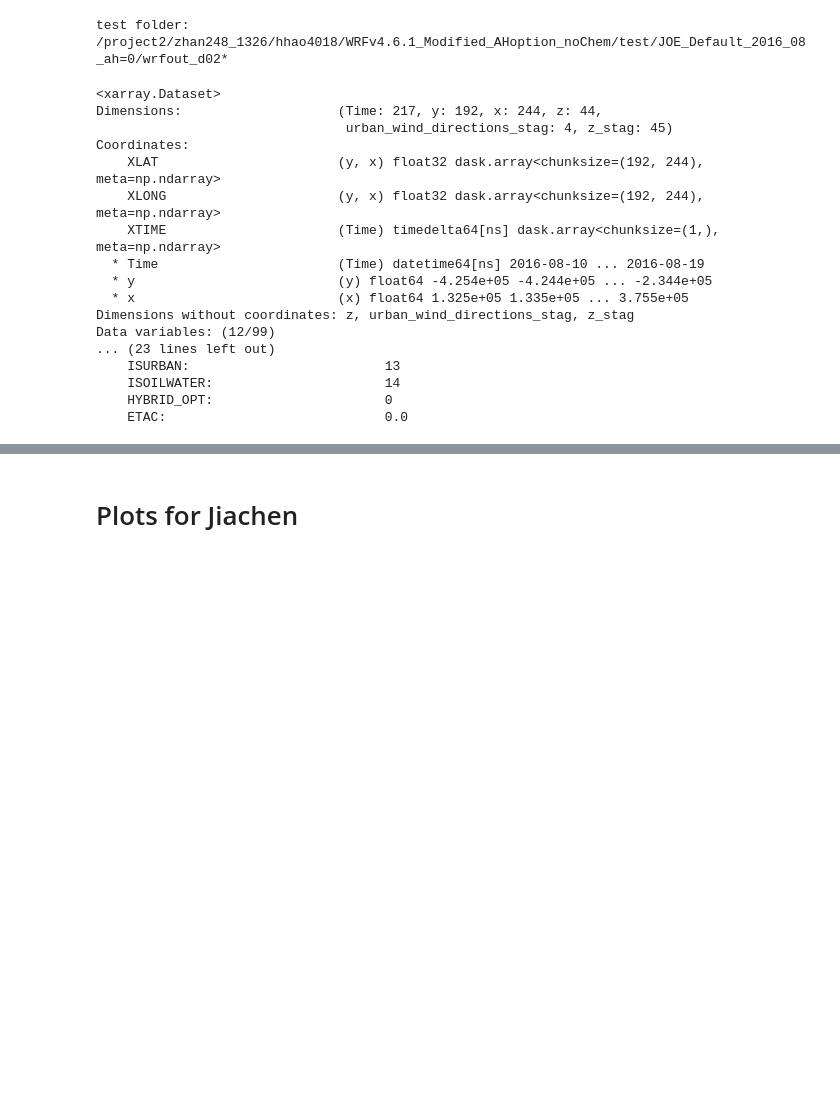
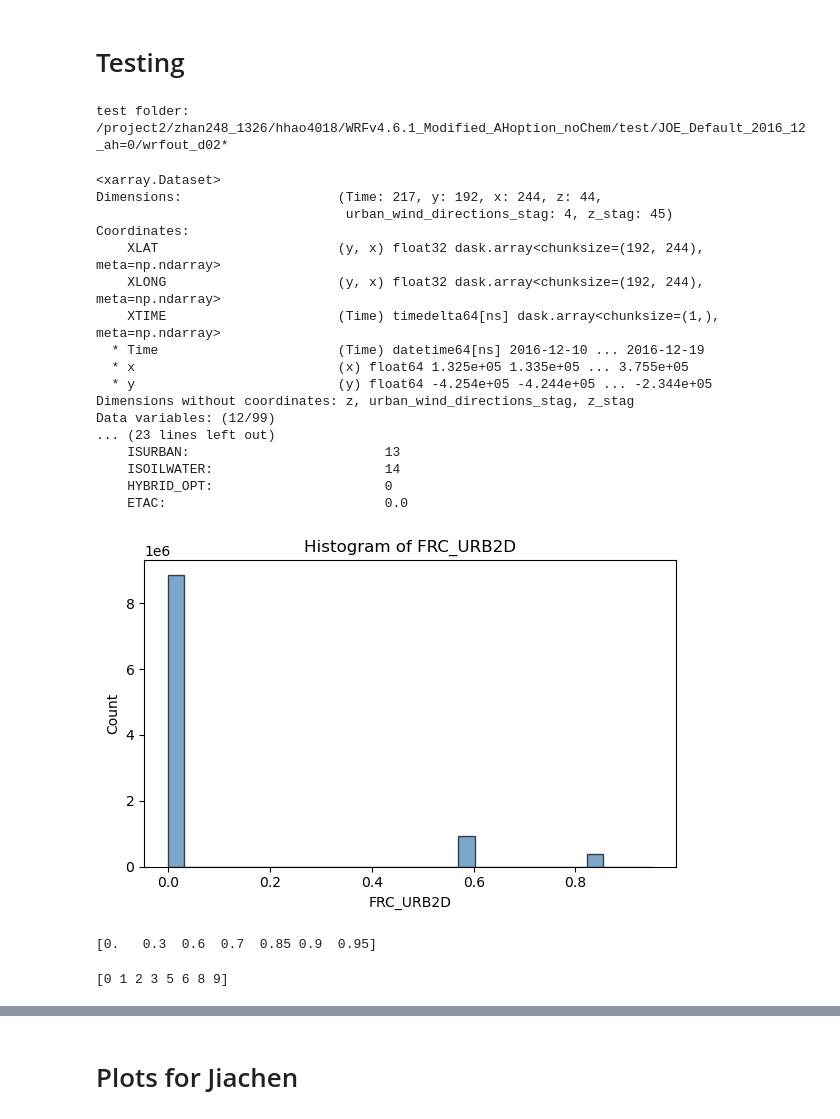
Before and after one commit to josephko91/ah-la-paper, a Jupyter notebook: notebooks/impact-analysis.ipynb, the cells around one changed output, grey strips where cells are left out. Cells and saved outputs as stored; diff of their text form; code cells hidden in the pictures; blank space fills up the shorter version.

```diff
--- a/notebooks/impact-analysis.ipynb
+++ b/notebooks/impact-analysis.ipynb
@@ -53,9 +53,11 @@ la_county = gpd.read_file(filename)
 urban = urban.to_crs(la_county.crs)
 urban_la_county = urban.overlay(la_county)
 # urban_la_county.plot()
+# %% [markdown]
+# Testing
 # %%
 # test read wrfout file
-test_folder = '/project2/zhan248_1326/hhao4018/WRFv4.6.1_Modified_AHoption_noChem/test/JOE_Default_2016_08_ah=0/wrfout_d02*'
+test_folder = '/project2/zhan248_1326/hhao4018/WRFv4.6.1_Modified_AHoption_noChem/test/JOE_Default_2016_12_ah=0/wrfout_d02*'
 print(f'test folder: {test_folder}')
 filelist = glob.glob(test_folder)
 ds = xr.open_mfdataset(filelist,
@@ -64,7 +66,7 @@ ds = xr.open_mfdataset(filelist,
                     combine="nested").xwrf.postprocess()
 ds
 # %% [output]
-test folder: /project2/zhan248_1326/hhao4018/WRFv4.6.1_Modified_AHoption_noChem/test/JOE_Default_2016_08_ah=0/wrfout_d02*
+test folder: /project2/zhan248_1326/hhao4018/WRFv4.6.1_Modified_AHoption_noChem/test/JOE_Default_2016_12_ah=0/wrfout_d02*
 <xarray.Dataset>
 Dimensions:                    (Time: 217, y: 192, x: 244, z: 44,
                                 urban_wind_directions_stag: 4, z_stag: 45)
@@ -72,9 +74,9 @@ Coordinates:
     XLAT                       (y, x) float32 dask.array<chunksize=(192, 244), meta=np.ndarray>
     XLONG                      (y, x) float32 dask.array<chunksize=(192, 244), meta=np.ndarray>
     XTIME                      (Time) timedelta64[ns] dask.array<chunksize=(1,), meta=np.ndarray>
-  * Time                       (Time) datetime64[ns] 2016-08-10 ... 2016-08-19
+  * Time                       (Time) datetime64[ns] 2016-12-10 ... 2016-12-19
+  * x                          (x) float64 1.325e+05 1.335e+05 ... 3.755e+05
   * y                          (y) float64 -4.254e+05 -4.244e+05 ... -2.344e+05
-  * x                          (x) float64 1.325e+05 1.335e+05 ... 3.755e+05
 Dimensions without coordinates: z, urban_wind_directions_stag, z_stag
 Data variables: (12/99)
 ... (23 lines left out)
@@ -82,3 +84,25 @@ Data variables: (12/99)
     ISOILWATER:                      14
     HYBRID_OPT:                      0
     ETAC:                            0.0
+# %%
+# distribution of urban fraction
+data = ds['FRC_URB2D'].values.flatten()  # Flatten in case it's multi-dimensional
+plt.figure(figsize=(6,4))
+plt.hist(data, bins=30, color='steelblue', edgecolor='k', alpha=0.7)
+plt.xlabel('FRC_URB2D')
+plt.ylabel('Count')
+plt.title('Histogram of FRC_URB2D')
+plt.tight_layout()
+plt.show()
+# %% [output]
+[figure, added]
+# %%
+# what are the unique values of urban fraction?
+print(np.unique(ds['FRC_URB2D'].values))
+# %% [output]
+[0.   0.3  0.6  0.7  0.85 0.9  0.95]
+# %%
+# uniqud urban types?
+print(np.unique(ds['UTYPE_URB'].values))
+# %% [output]
+[0 1 2 3 5 6 8 9]
```
Also changed, not shown: parts of 18 cells of this notebook, 4 other files.
